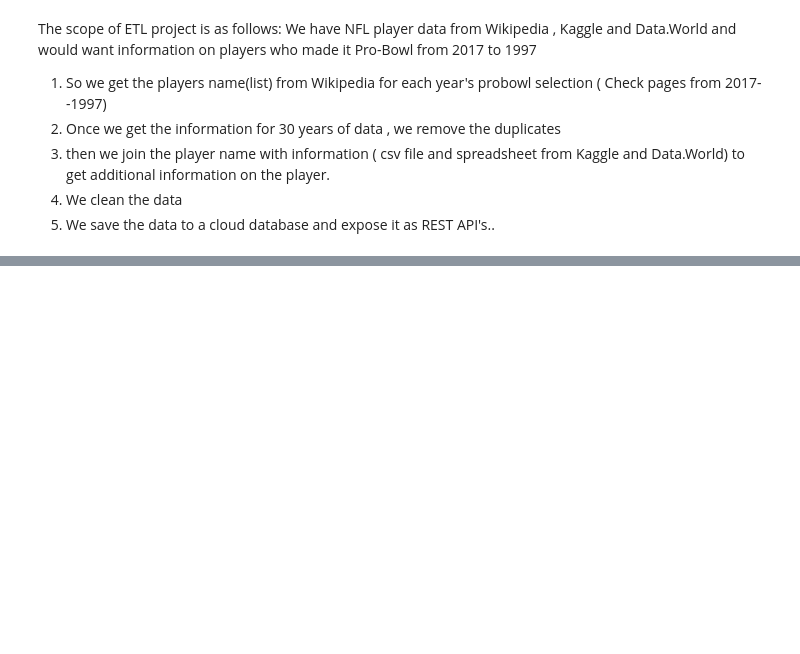
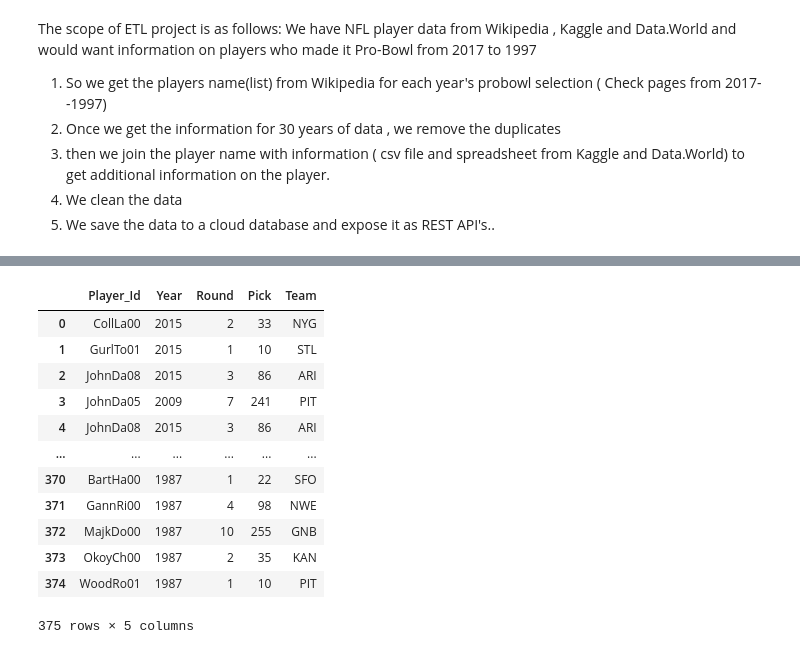
Before and after one commit to maheshws/NFLDataAnalysis, a Jupyter notebook: NFLPlayerInformation.ipynb, the cells around one changed output, grey strips where cells are left out. Saved outputs shown, nothing was run; the diff lists cells and outputs as text; code cells hidden in the pictures; blank space fills up the shorter version.

```diff
--- a/NFLPlayerInformation.ipynb
+++ b/NFLPlayerInformation.ipynb
@@ -72,0 +152,18 @@ exception
+# %%
+df_Draft =  df_NFLChampsMerged[["Player_Id",'Year_y', 'Rnd', 'Pick', 'Tm']].copy()
+df_Draft.rename(columns={"Year_y":"Year","Rnd":"Round","Tm":"Team"},inplace=True)
+df_Draft
+# %% [output]
+|  | Player_Id | Year | Round | Pick | Team |
+| 0 | CollLa00 | 2015 | 2 | 33 | NYG |
+| 1 | GurlTo01 | 2015 | 1 | 10 | STL |
+| 2 | JohnDa08 | 2015 | 3 | 86 | ARI |
+| 3 | JohnDa05 | 2009 | 7 | 241 | PIT |
+| 4 | JohnDa08 | 2015 | 3 | 86 | ARI |
+| ... | ... | ... | ... | ... | ... |
+| 370 | BartHa00 | 1987 | 1 | 22 | SFO |
+| 371 | GannRi00 | 1987 | 4 | 98 | NWE |
+| 372 | MajkDo00 | 1987 | 10 | 255 | GNB |
+| 373 | OkoyCh00 | 1987 | 2 | 35 | KAN |
+| 374 | WoodRo01 | 1987 | 1 | 10 | PIT |
+375 rows × 5 columns
```
Also changed, not shown: parts of 13 cells of this notebook.
